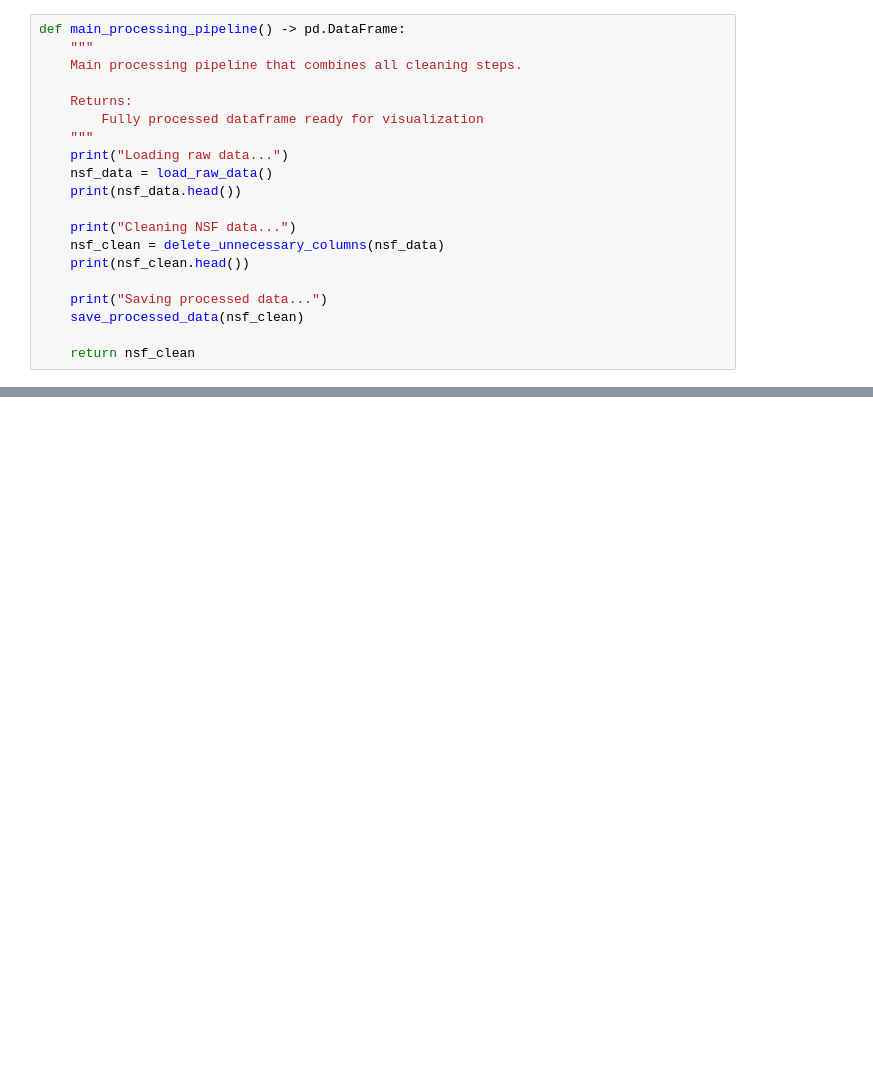
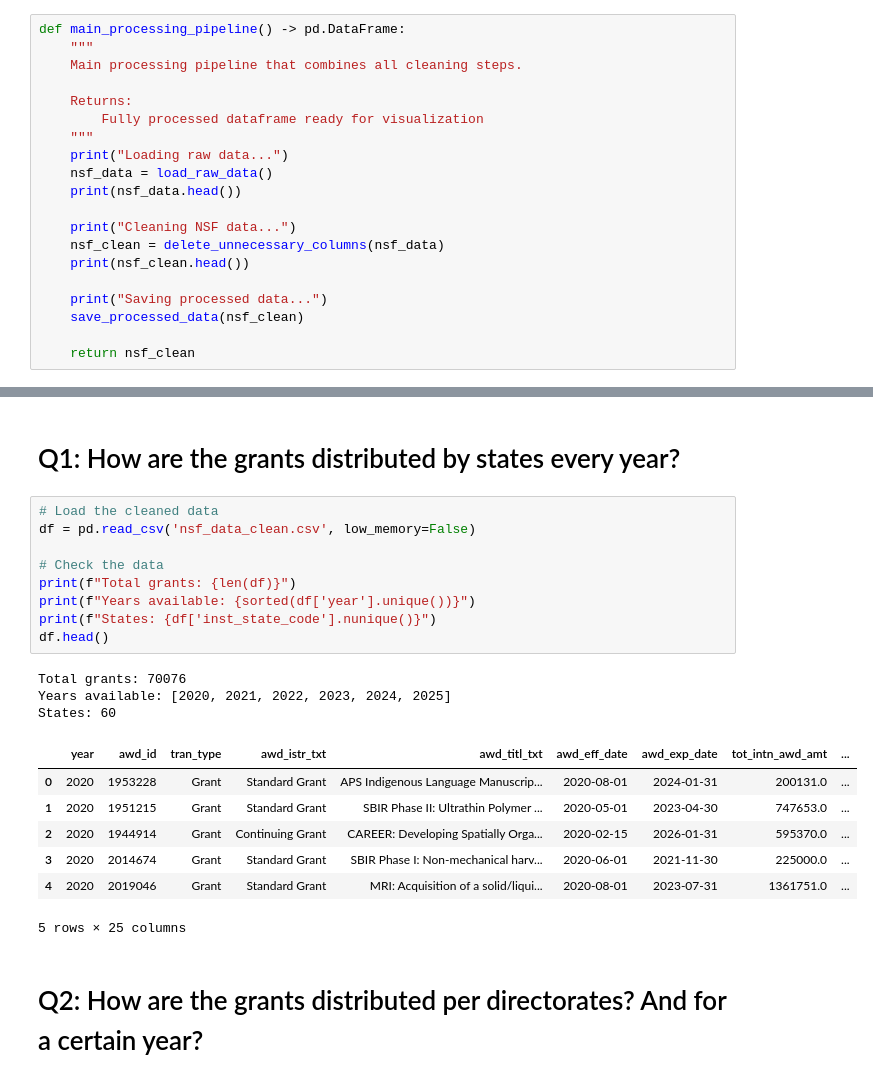
Before and after one commit to Nicolas-Villoria/NSF-Exploratory-Vis, a Jupyter notebook: project_notebook.ipynb, the cells around one changed output, grey strips where cells are left out. Drawn from its saved outputs; the diff is of its cells as text; blank space fills up the shorter version.

```diff
--- a/project_notebook.ipynb
+++ b/project_notebook.ipynb
@@ -119,0 +129,24 @@ UnboundLocalError: cannot access local variable 'nsf_data_simpified' where it is
+# %% [markdown]
+# Q1: How are the grants distributed by states every year?
+# %%
+# Load the cleaned data
+df = pd.read_csv('nsf_data_clean.csv', low_memory=False)
+
+# Check the data
+print(f"Total grants: {len(df)}")
+print(f"Years available: {sorted(df['year'].unique())}")
+print(f"States: {df['inst_state_code'].nunique()}")
+df.head()
+# %% [output]
+Total grants: 70076
+Years available: [2020, 2021, 2022, 2023, 2024, 2025]
+States: 60
+|  | year | awd_id | tran_type | awd_istr_txt | awd_titl_txt | awd_eff_date | awd_exp_date | tot_intn_awd_amt | ... |
+| 0 | 2020 | 1953228 | Grant | Standard Grant | APS Indigenous Language Manuscrip... | 2020-08-01 | 2024-01-31 | 200131.0 | ... |
+| 1 | 2020 | 1951215 | Grant | Standard Grant | SBIR Phase II: Ultrathin Polymer ... | 2020-05-01 | 2023-04-30 | 747653.0 | ... |
+| 2 | 2020 | 1944914 | Grant | Continuing Grant | CAREER: Developing Spatially Orga... | 2020-02-15 | 2026-01-31 | 595370.0 | ... |
+| 3 | 2020 | 2014674 | Grant | Standard Grant | SBIR Phase I: Non-mechanical harv... | 2020-06-01 | 2021-11-30 | 225000.0 | ... |
+| 4 | 2020 | 2019046 | Grant | Standard Grant | MRI: Acquisition of a solid/liqui... | 2020-08-01 | 2023-07-31 | 1361751.0 | ... |
+5 rows × 25 columns
+# %% [markdown]
+# Q2: How are the grants distributed per directorates? And for a certain year?
```
Also changed, not shown: parts of 13 cells of this notebook, 2 other files.
